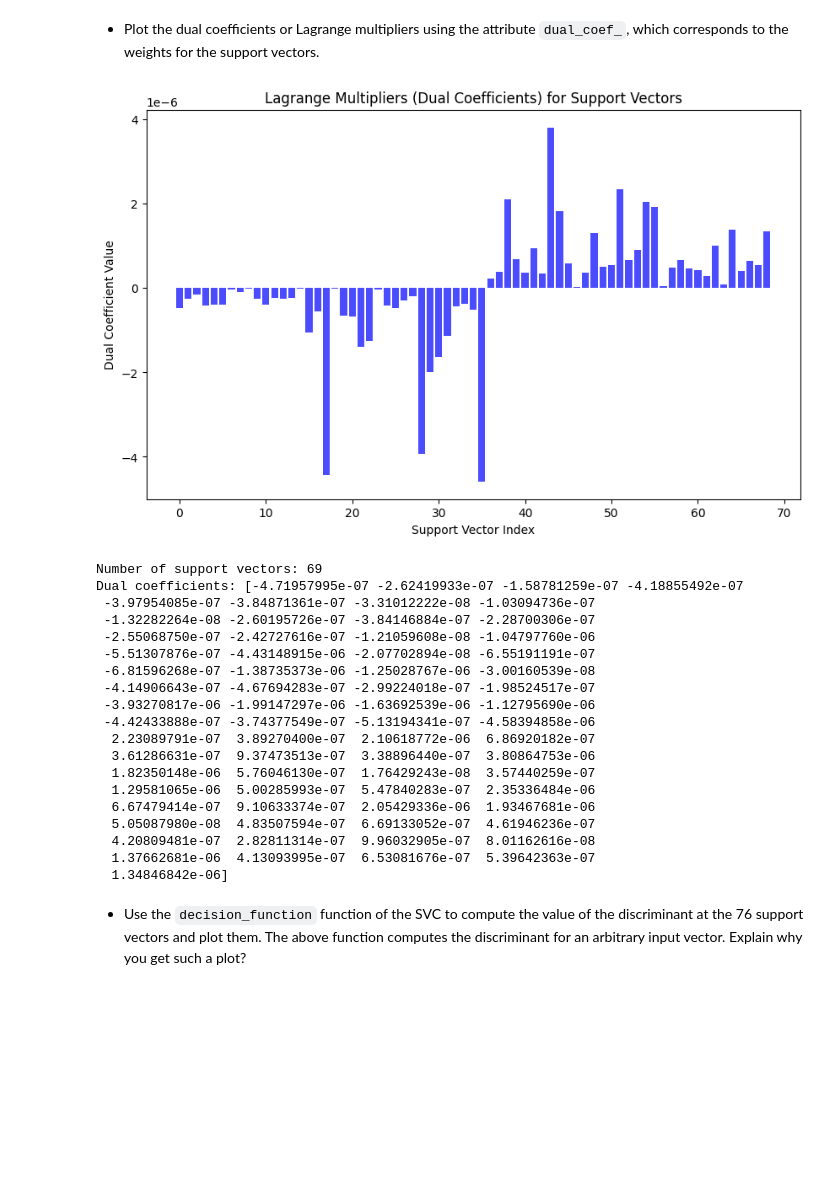
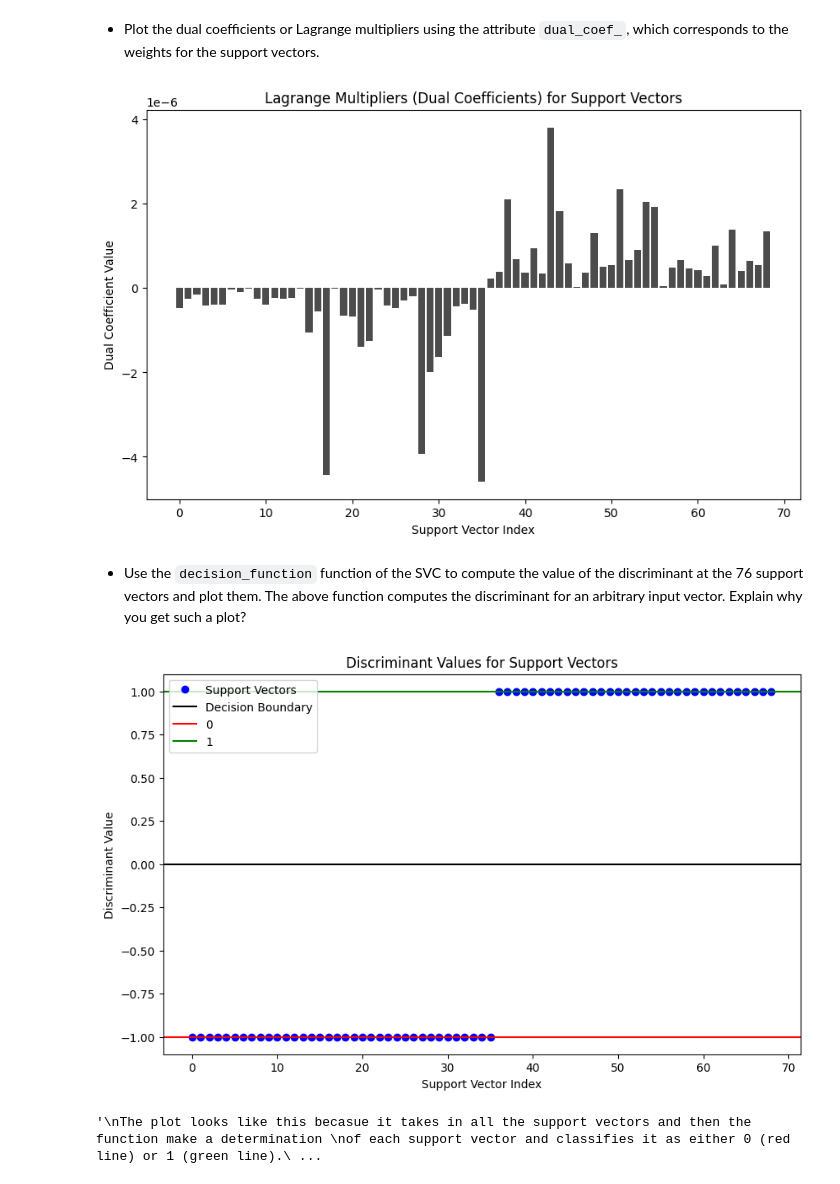
Before and after one commit to bmcano/homework-assignments, a Jupyter notebook: Machine-Learning/Project/Project.ipynb, the cells around one changed output. Drawn from its saved outputs; the diff is of its cells as text; code cells hidden in the pictures; blank space fills up the shorter version.

```diff
--- a/Machine-Learning/Project/Project.ipynb
+++ b/Machine-Learning/Project/Project.ipynb
@@ -557,38 +560,38 @@ Number of support vectors: 69
 # %%
 dual_coef = model.dual_coef_[0]
 support_indices = model.support_
 
 plt.figure(figsize=(10, 6))
-plt.bar(range(len(dual_coef)), dual_coef, color='blue', alpha=0.7)
+plt.bar(range(len(dual_coef)), dual_coef, color='black', alpha=0.7)
 plt.xlabel("Support Vector Index")
 plt.ylabel("Dual Coefficient Value")
 plt.title("Lagrange Multipliers (Dual Coefficients) for Support Vectors")
 plt.show()
-
-print(f"Number of support vectors: {len(dual_coef)}")
-print(f"Dual coefficients: {dual_coef}")
 # %% [output]
-[figure, old version]
+[figure, new version]
-Number of support vectors: 69
-Dual coefficients: [-4.71957995e-07 -2.62419933e-07 -1.58781259e-07 -4.18855492e-07
- -3.97954085e-07 -3.84871361e-07 -3.31012222e-08 -1.03094736e-07
- -1.32282264e-08 -2.60195726e-07 -3.84146884e-07 -2.28700306e-07
- -2.55068750e-07 -2.42727616e-07 -1.21059608e-08 -1.04797760e-06
- -5.51307876e-07 -4.43148915e-06 -2.07702894e-08 -6.55191191e-07
- -6.81596268e-07 -1.38735373e-06 -1.25028767e-06 -3.00160539e-08
- -4.14906643e-07 -4.67694283e-07 -2.99224018e-07 -1.98524517e-07
- -3.93270817e-06 -1.99147297e-06 -1.63692539e-06 -1.12795690e-06
- -4.42433888e-07 -3.74377549e-07 -5.13194341e-07 -4.58394858e-06
-  2.23089791e-07  3.89270400e-07  2.10618772e-06  6.86920182e-07
-  3.61286631e-07  9.37473513e-07  3.38896440e-07  3.80864753e-06
-  1.82350148e-06  5.76046130e-07  1.76429243e-08  3.57440259e-07
-  1.29581065e-06  5.00285993e-07  5.47840283e-07  2.35336484e-06
-  6.67479414e-07  9.10633374e-07  2.05429336e-06  1.93467681e-06
-  5.05087980e-08  4.83507594e-07  6.69133052e-07  4.61946236e-07
-  4.20809481e-07  2.82811314e-07  9.96032905e-07  8.01162616e-08
-  1.37662681e-06  4.13093995e-07  6.53081676e-07  5.39642363e-07
-  1.34846842e-06]
 # %% [markdown]
 - Use the `decision_function` function of the SVC to compute the value of the discriminant at the
 76 support vectors and plot them. The above function computes the discriminant for an arbitrary
 input vector. Explain why you get such a plot?
+# %%
+decision_values = model.decision_function(support_vectors)
+
+plt.figure(figsize=(10, 6))
+plt.plot(range(len(decision_values)), decision_values, 'o', color='blue', label='Support Vectors')
+plt.axhline(0, color='black', label='Decision Boundary')
+plt.axhline(-1, color='red', label='0')
+plt.axhline(1, color='green', label='1')
+plt.xlabel("Support Vector Index")
+plt.ylabel("Discriminant Value")
+plt.title("Discriminant Values for Support Vectors")
+plt.legend()
+plt.show()
+
+# Reason for why our plot looks this way
+"""
+The plot looks like this becasue it takes in all the support vectors and then the function make a determination
+of each support vector and classifies it as either 0 (red line) or 1 (green line).
+"""
+# %% [output]
+[figure, added]
+'\nThe plot looks like this becasue it takes in all the support vectors and then the function make a determination \nof each support vector and classifies it as either 0 (red line) or 1 (green line).\ ...
```
Also changed, not shown: parts of 14 cells of this notebook.
